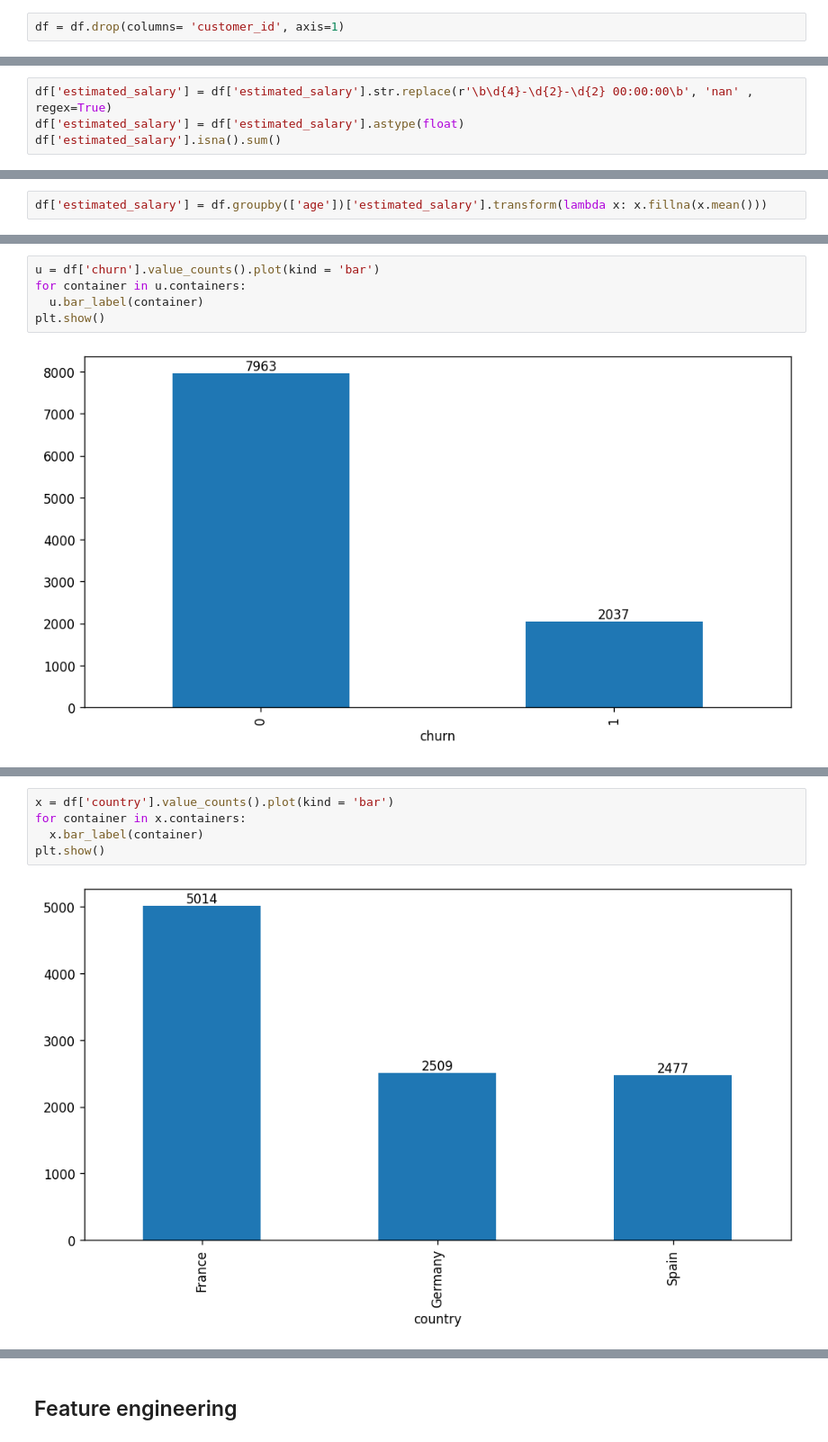
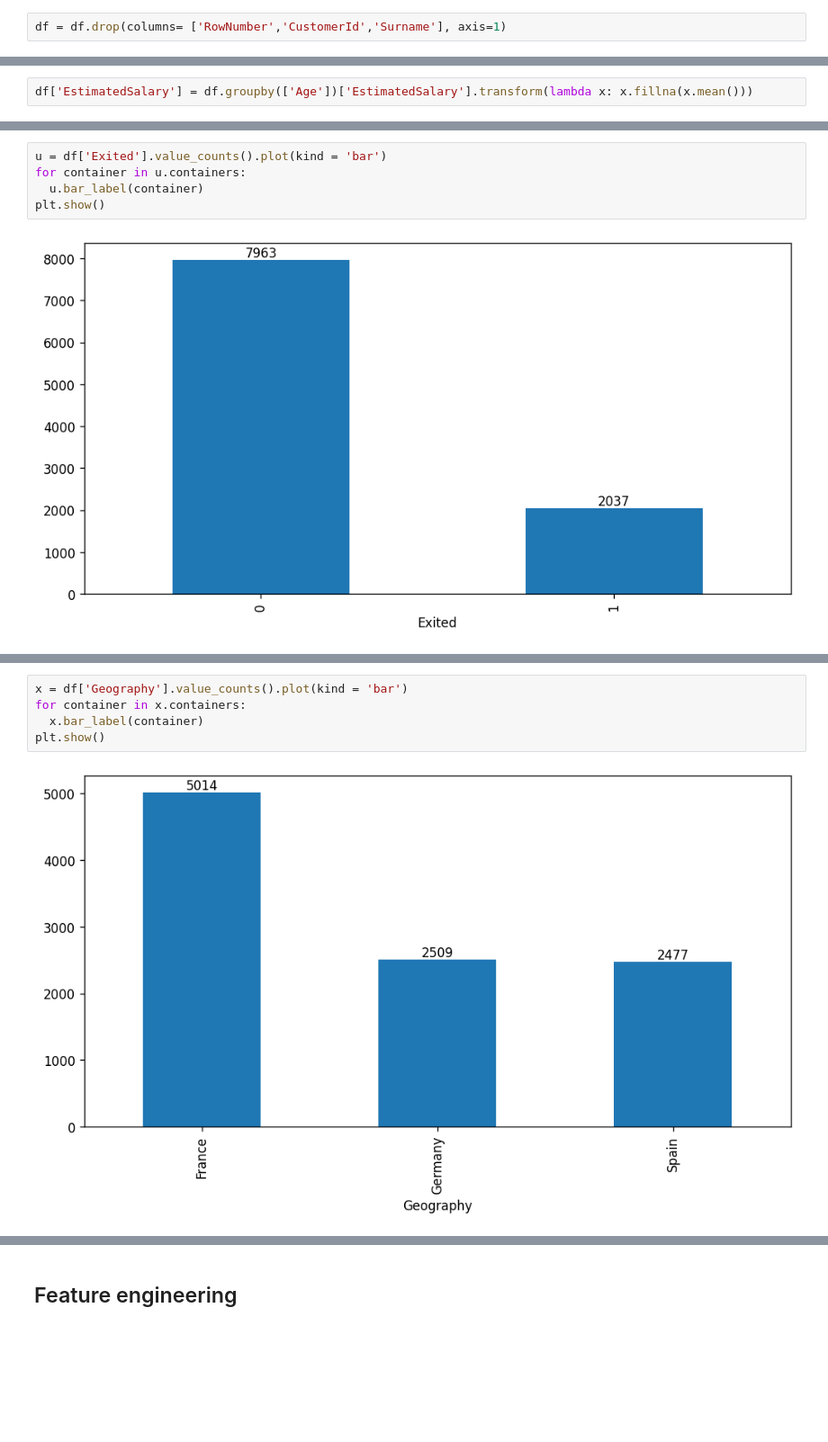
Before and after one commit to tnsonlahh/-DSEB-64A-Group-10_Customer-Churn-Prediction-, a Jupyter notebook: ChurnOneBank_Data.ipynb, the cells around one changed output, grey strips where cells are left out. Shown at 90% size. Saved outputs shown, nothing was run; the diff lists cells and outputs as text; blank space fills up the shorter version.

```diff
--- a/ChurnOneBank_Data.ipynb
+++ b/ChurnOneBank_Data.ipynb
@@ -21,5 +21,5 @@ df.head()
 # %%
-df = df.drop(columns= 'customer_id', axis=1)
+df = df.drop(columns= ['RowNumber','CustomerId','Surname'], axis=1)
 # %%
 df.info()
 # %% [output]
@@ -64,7 +64,3 @@ dtype: int64
 df.duplicated().sum()
 # %% [output]
 0
-# %%
-df['estimated_salary'] = df['estimated_salary'].str.replace(r'\b\d{4}-\d{2}-\d{2} 00:00:00\b', 'nan' , regex=True)
-df['estimated_salary'] = df['estimated_salary'].astype(float)
-df['estimated_salary'].isna().sum()
@@ -73,5 +67,5 @@ df['estimated_salary'].isna().sum()
 # %%
-df['estimated_salary'] = df.groupby(['age'])['estimated_salary'].transform(lambda x: x.fillna(x.mean()))
+df['EstimatedSalary'] = df.groupby(['Age'])['EstimatedSalary'].transform(lambda x: x.fillna(x.mean()))
 # %%
 # categorical Variables
 categorical_variables = [col for col in df.columns if col in "O"
@@ -165,5 +158,5 @@ outliers_count
 # %%
-u = df['churn'].value_counts().plot(kind = 'bar')
+u = df['Exited'].value_counts().plot(kind = 'bar')
 for container in u.containers:
   u.bar_label(container)
 plt.show()
@@ -186,10 +179,10 @@ df.select_dtypes(include='object')
 | 9999 | France | Female |
 10000 rows × 2 columns
 # %%
-x = df['country'].value_counts().plot(kind = 'bar')
+x = df['Geography'].value_counts().plot(kind = 'bar')
 for container in x.containers:
   x.bar_label(container)
 plt.show()
 # %% [output]
-[figure, old version]
+[figure, new version]
 # %%
```
Also changed, not shown: parts of 23 cells of this notebook, 1 other file.
